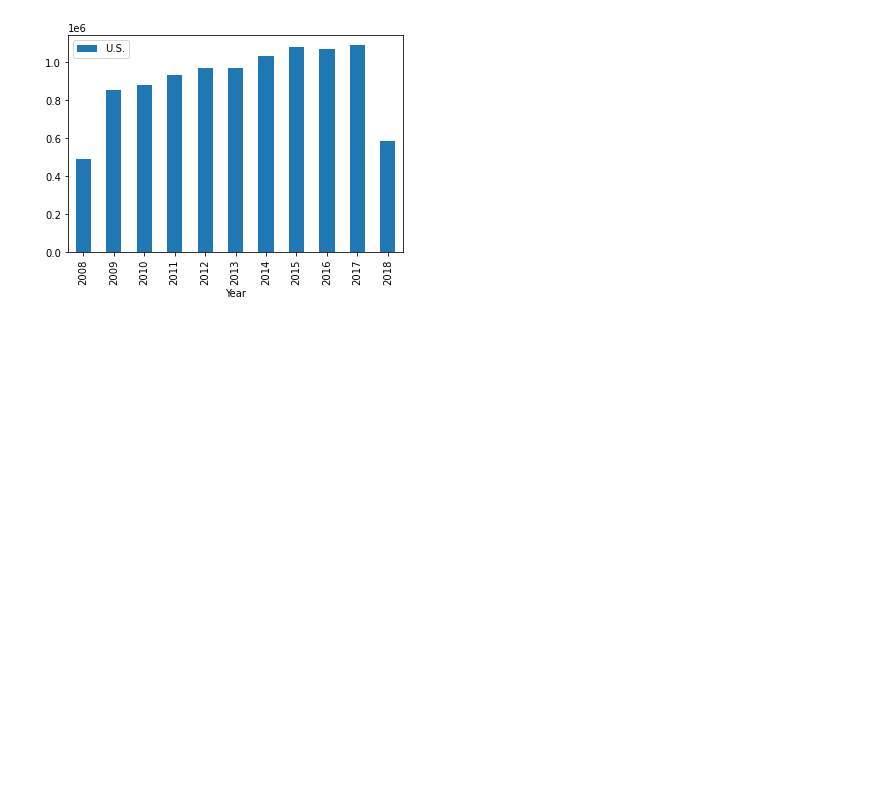
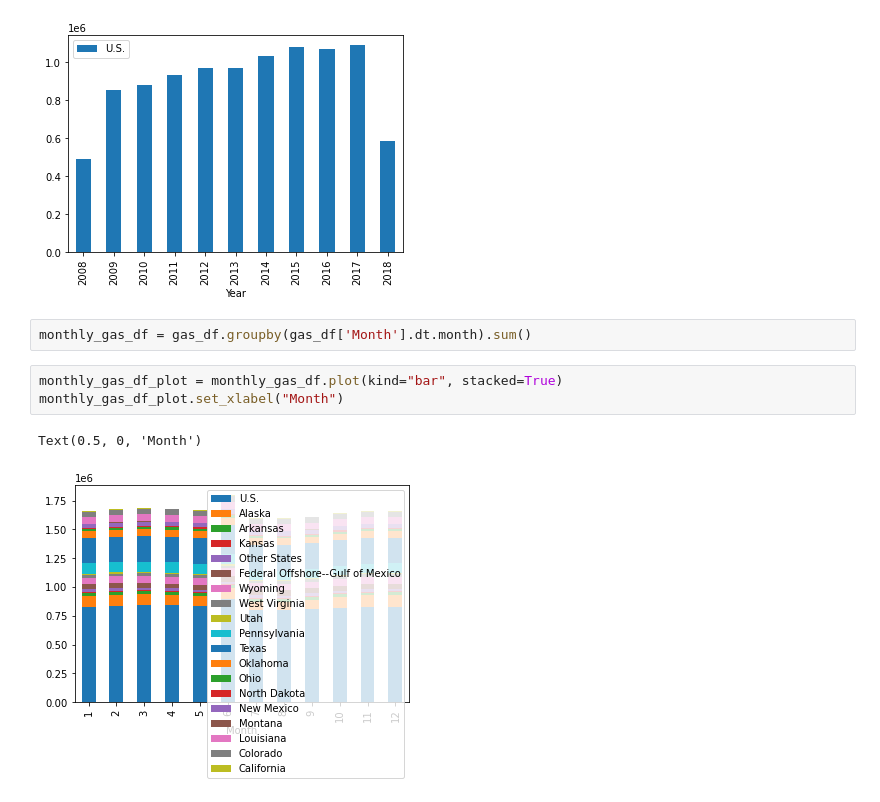
Before and after one commit to vivimtz888/LW-Data-Science, a Jupyter notebook: us-oil-and-gas-production/Exercise.ipynb, the cells around one changed output. Cells and saved outputs as stored; diff of their text form; blank space fills up the shorter version.

```diff
--- a/us-oil-and-gas-production/Exercise.ipynb
+++ b/us-oil-and-gas-production/Exercise.ipynb
@@ -100,3 +102,11 @@ us_yearly_production_plot.set_xlabel("Year")
 # %% [output]
 Text(0.5, 0, 'Year')
 [figure]
+# %%
+monthly_gas_df = gas_df.groupby(gas_df['Month'].dt.month).sum()
+# %%
+monthly_gas_df_plot = monthly_gas_df.plot(kind="bar", stacked=True)
+monthly_gas_df_plot.set_xlabel("Month")
+# %% [output]
+Text(0.5, 0, 'Month')
+[figure, added]
```
Also changed, not shown: parts of 3 cells of this notebook.
